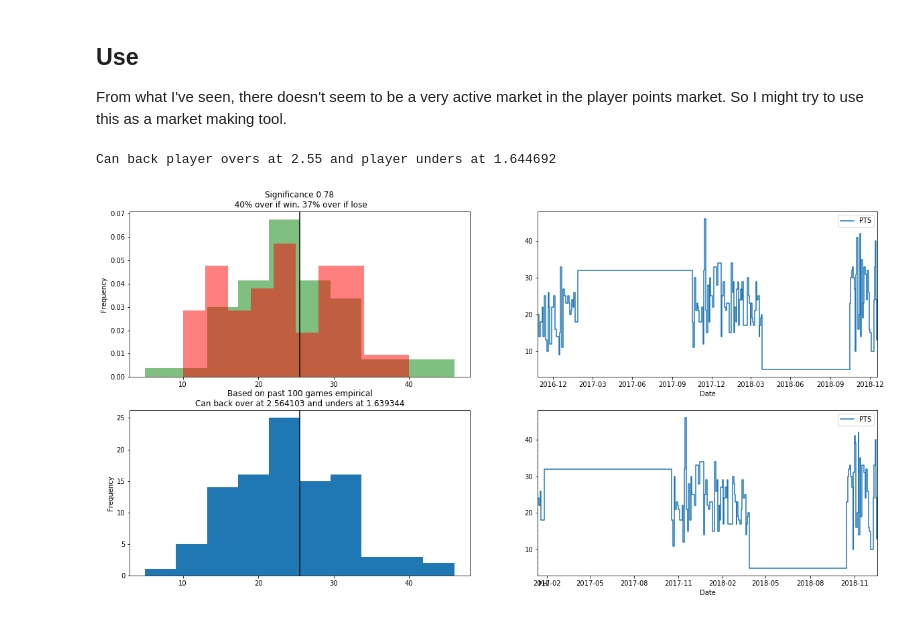
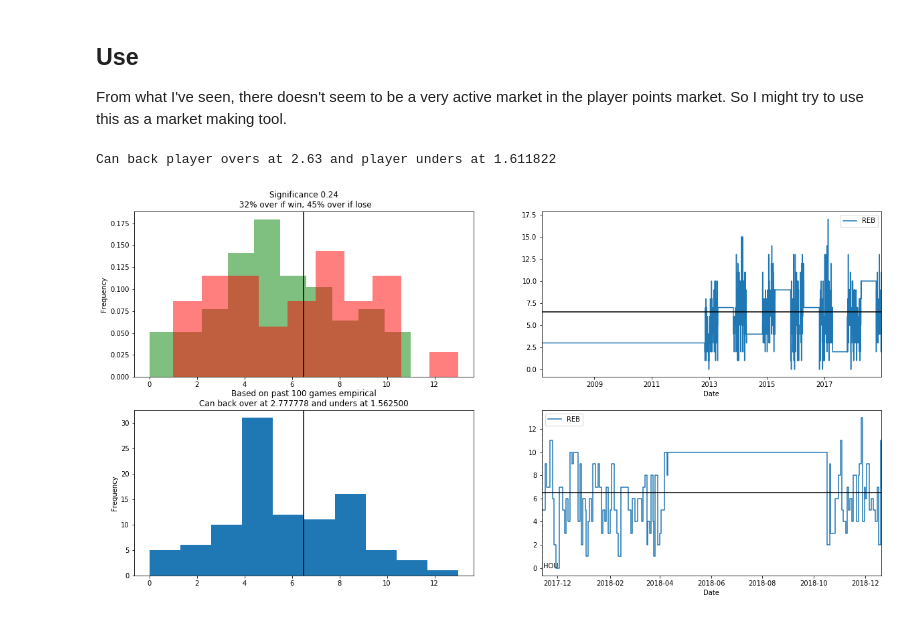
Before and after one commit to johnny-wong/nba_stats, a Jupyter notebook: Notebooks/Analysis - Wins and player points relationship.ipynb, the cells around one changed output. Drawn from its saved outputs; the diff is of its cells as text; code cells hidden in the pictures.

```diff
--- a/Notebooks/Analysis - Wins and player points relationship.ipynb
+++ b/Notebooks/Analysis - Wins and player points relationship.ipynb
@@ -100,7 +100,7 @@ def pl_pts_odds_WL(player_name, stat, baseline, team_opp_odds, past_n_games):
     test_stat, pval = proportions_ztest(counts, nobs)
     ax[0, 0].set_title('Significance {:3.2f}\n {:2.0%} over if win, {:2.0%} over if lose'.format(pval, pr_over_baseline_win,
                                                                       pr_over_baseline_lose))
-    plt.xlabel('PTS')
+    plt.xlabel(stat)
 
     team_win_IP = 1/float(team_opp_odds[0])
     team_lose_IP = 1/float(team_opp_odds[1])
@@ -114,34 +114,36 @@ def pl_pts_odds_WL(player_name, stat, baseline, team_opp_odds, past_n_games):
                                                                              1/theo_player_under_pr))
 
     ############## PLOT 100 EMPIRICAL
-    player_df_past_100['PTS'].plot(kind='hist', ax=ax[1, 0])
+    player_df_past_100[stat].plot(kind='hist', ax=ax[1, 0])
     ax[1, 0].axvline(x=baseline, color='black')
     pr_over_baseline = (n_over_baseline_lose + n_over_baseline_win)/float(n)
 
-    assert n_over_baseline_lose + n_over_baseline_win == (player_df_past_100['PTS'] > baseline).sum()
+    assert n_over_baseline_lose + n_over_baseline_win == (player_df_past_100[stat] > baseline).sum()
     ax[1, 0].set_title('Based on past 100 games empirical\nCan back over at {:2f} and unders at {:2f}'.format(1/pr_over_baseline,
                                                                                                 1/(1-pr_over_baseline)))
 
 
     ############## PLOT Score time series
-    player_df_played.plot(y='PTS', drawstyle='steps-post', ax=ax[0, 1])
-
+    player_df_played.plot(y=stat, drawstyle='steps-post', ax=ax[0, 1])
+    ax[0, 1].axhline(y=baseline, color='black')
     ############## PLOT Score time series recent
     df_player_teams = player_df_past_100[['TEAM_ABBREVIATION']].drop_duplicates('TEAM_ABBREVIATION', keep='last')
 
-    player_df_past_100.plot(y='PTS', drawstyle='steps-post', ax=ax[1, 1])
-
+    player_df_past_100.plot(y=stat, drawstyle='steps-post', ax=ax[1, 1])
+    ax[1, 1].axhline(y=baseline, color='black')
     for i, row in df_player_teams.iterrows():
         ax[1, 1].axvline(x=row.name, color='black', linestyle='dashed')
         ax[1, 1].text(x=row.name+dt.timedelta(2), y=0, s=row.TEAM_ABBREVIATION)
+
+    return player_df_past_100_wl
 # %%
-player_name = 'Joel Embiid'
-stat = 'PTS'
-baseline = 25.5
-team_opp_odds = (1.39, 3.5) # A tuple containing the odds for the player's team and their opponent
+player_name = 'PJ Tucker'
+stat = 'REB'
+baseline = 6.5
+team_opp_odds = (1.81, 2.22) # A tuple containing the odds for the player's team and their opponent
 past_n_games = 100
 
-pl_pts_odds_WL(player_name, stat, baseline, team_opp_odds, past_n_games)
+df = pl_pts_odds_WL(player_name, stat, baseline, team_opp_odds, past_n_games)
 # %% [output]
-Can back player overs at 2.55 and player unders at 1.644692
+Can back player overs at 2.63 and player unders at 1.611822
-[figure, old version]
+[figure, new version]
```
